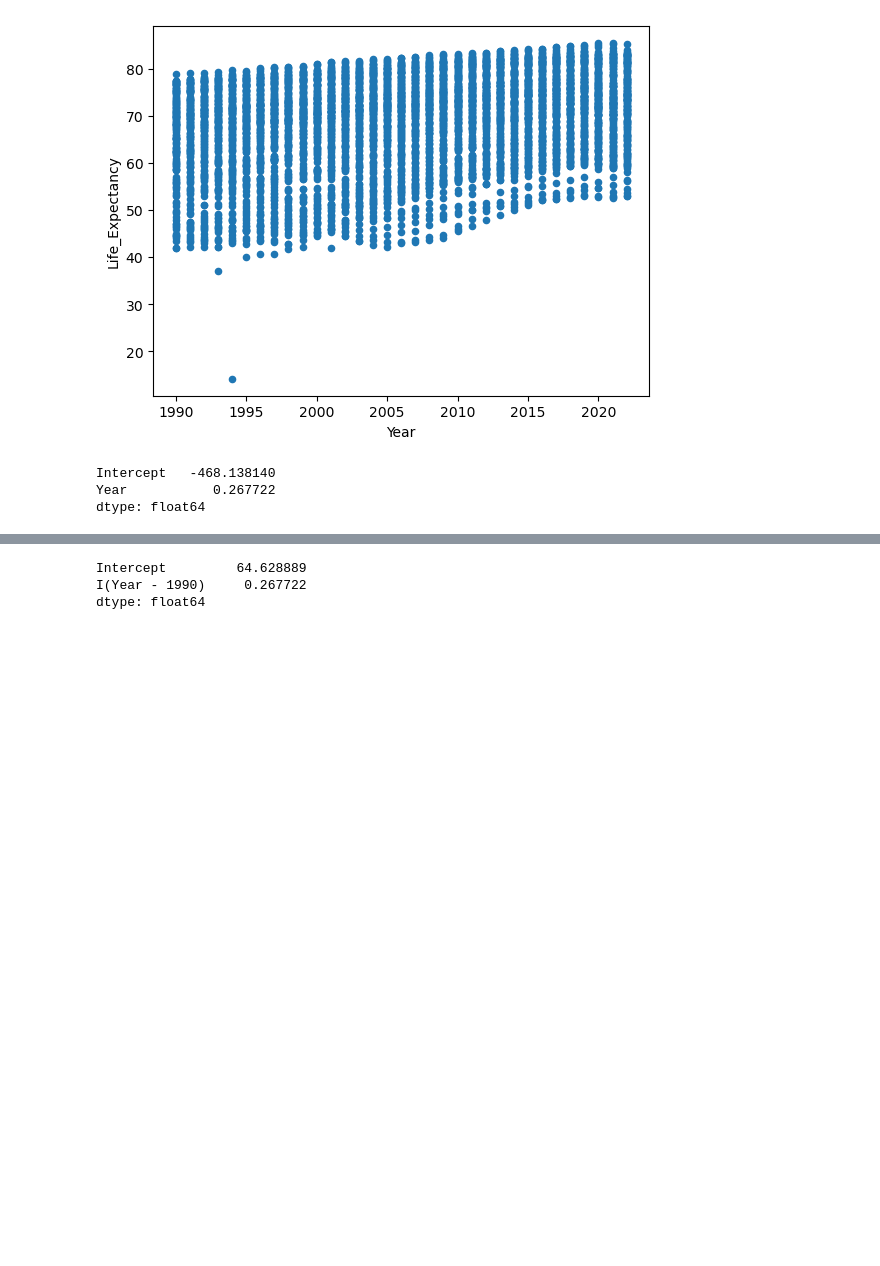
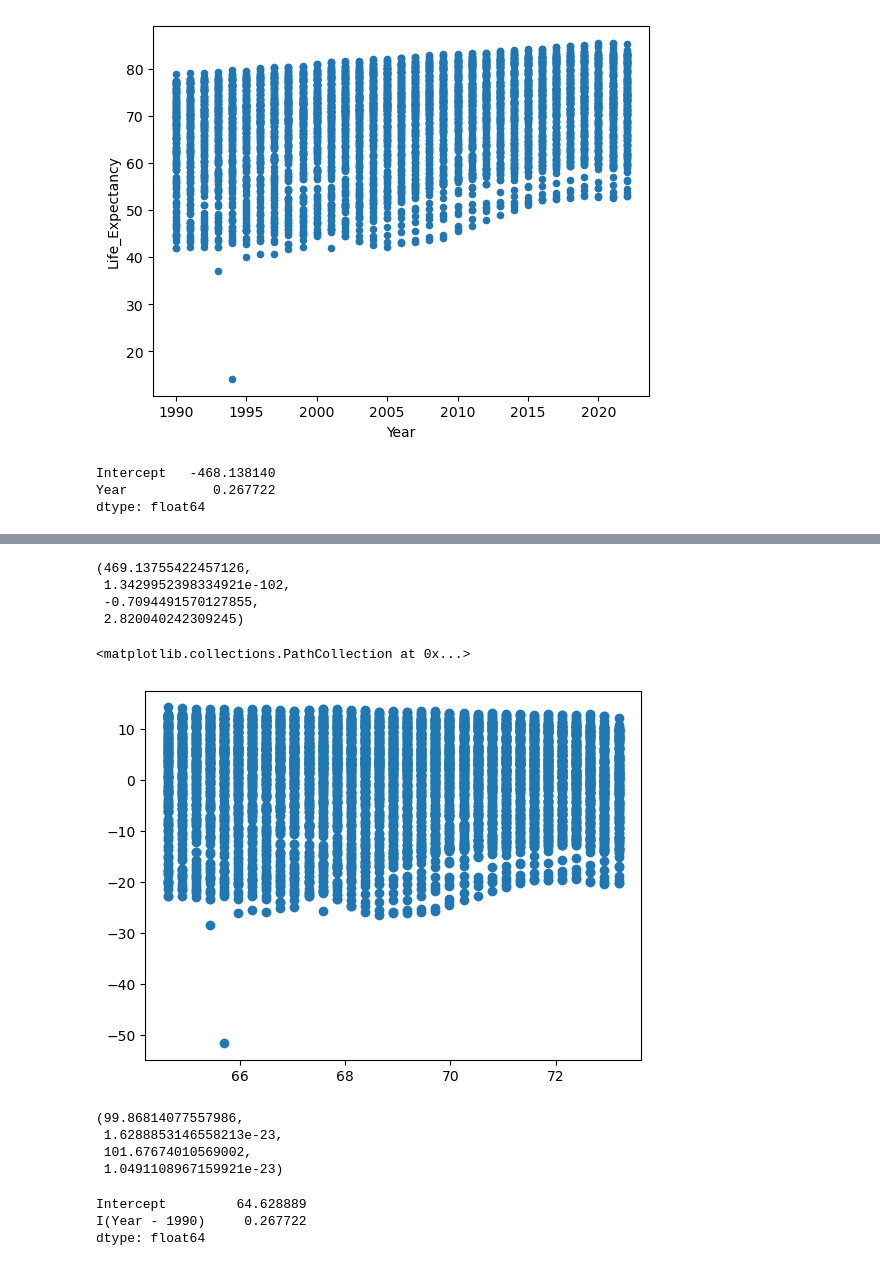
Before and after one commit to nss-data-science-cohort-8/un-linear-regression-BillyBrothers, a Jupyter notebook: notebooks/un_linear_regression.ipynb, the cells around one changed output, grey strips where cells are left out. Drawn from its saved outputs; the diff is of its cells as text; code cells hidden in the pictures; blank space fills up the shorter version.

```diff
--- a/notebooks/un_linear_regression.ipynb
+++ b/notebooks/un_linear_regression.ipynb
@@ -39,3 +56,25 @@ dtype: float64
+# %%
+sms.jarque_bera(lr_life_expectancy.resid) # tests the null that the data is normally distributed against an alternative that the data follow some other distribution.
+                                          # The second value is the p-value which equates to 0.
+                                          # We can reject the null hypothesis and conclude that the data doesn't follow a normal distribution.
+# %% [output]
+(469.13755422457126,
+ 1.3429952398334921e-102,
+ -0.7094491570127855,
+ 2.820040242309245)
+# %%
+plt.scatter(lr_life_expectancy.fittedvalues, lr_life_expectancy.resid) # we are checking visually if the variance across the predictor variables is constant
+# %% [output]
+<matplotlib.collections.PathCollection at 0x...>
+[figure, added]
+# %%
+sms.het_breuschpagan(lr_life_expectancy.resid, lr_life_expectancy.model.exog) #tests the null: variance across the predictor variables is constant.
+                                                                              # the p-value is 0, so we reject the null hypothesis that.
+# %% [output]
+(99.86814077557986,
+ 1.6288853146558213e-23,
+ 101.67674010569002,
+ 1.0491108967159921e-23)
 # %%
 lr_life_expectancy = smf.ols('Life_Expectancy ~ I(Year-1990)', data=country).fit()
 # %%
```
Also changed, not shown: parts of 44 cells of this notebook.
